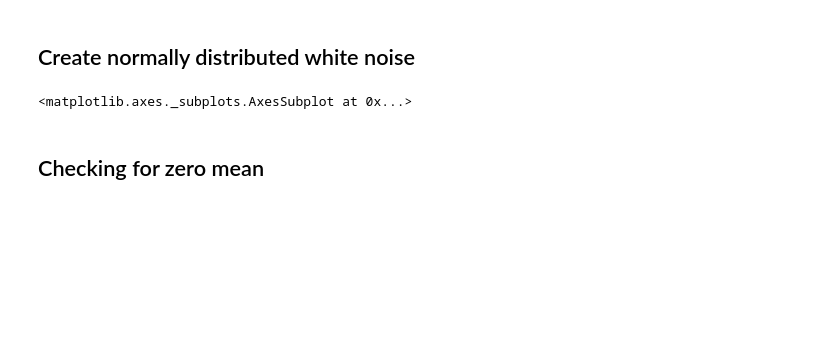
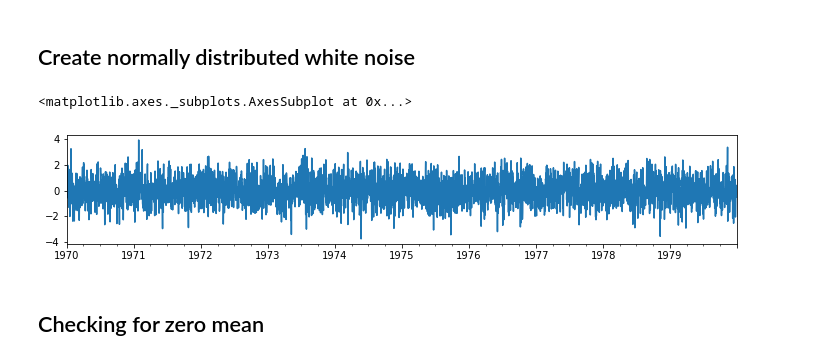
Before and after one commit to pastas/pastas, a Jupyter notebook: examples/notebooks/4_diagnostic_checking.ipynb, the cells around one changed output. Saved outputs shown, nothing was run; the diff lists cells and outputs as text; code cells hidden in the pictures; blank space fills up the shorter version.

```diff
--- a/examples/notebooks/4_diagnostic_checking.ipynb
+++ b/examples/notebooks/4_diagnostic_checking.ipynb
@@ -38,24 +84,14 @@ The result of a hypothesis test either rejects the Null hypothesis or fails to r
 # %% [markdown]
 ## Create normally distributed white noise
 # %%
-# Import necessary packages
-import pandas as pd
-import pastas as ps
-
-import scipy.stats as stats
-import matplotlib.pyplot as plt
-
-ps.set_log_level("ERROR")
-ml = ps.io.load("model.pas")
-alpha = 0.05
-
 import numpy as np
-random_seed = np.random.RandomState(1234)
+random_seed = np.random.RandomState(12345)
 index = pd.to_datetime(np.arange(3650), unit="D")
 noise = pd.Series(random_seed.normal(0,1,3650), index=index)
-noise.plot()
+noise.plot(figsize=(12,2))
 # %% [output]
 <matplotlib.axes._subplots.AxesSubplot at 0x...>
+[figure, added]
 # %% [markdown]
 ## Checking for zero mean
 # %%
```
Also changed, not shown: parts of 26 cells of this notebook, 1 other file.
